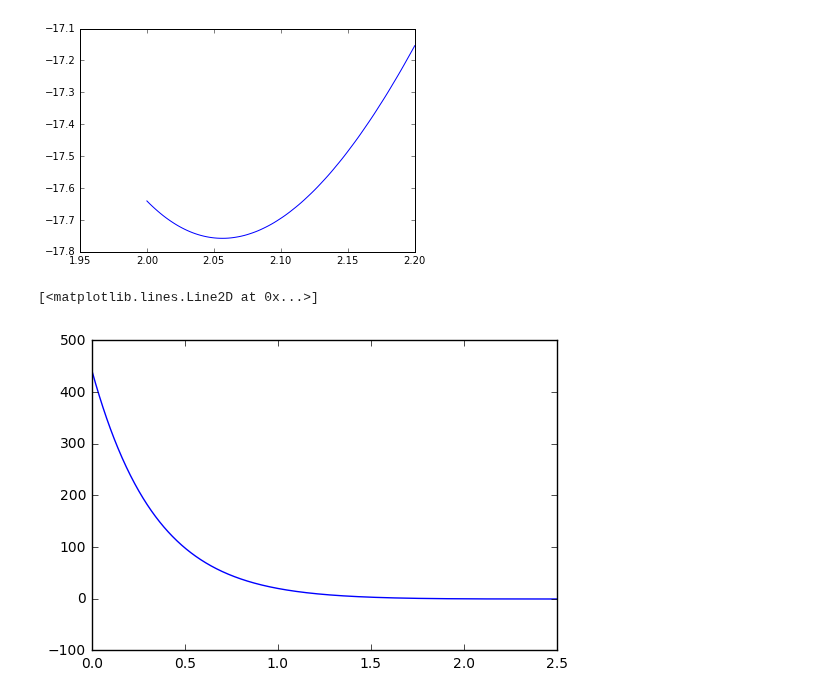
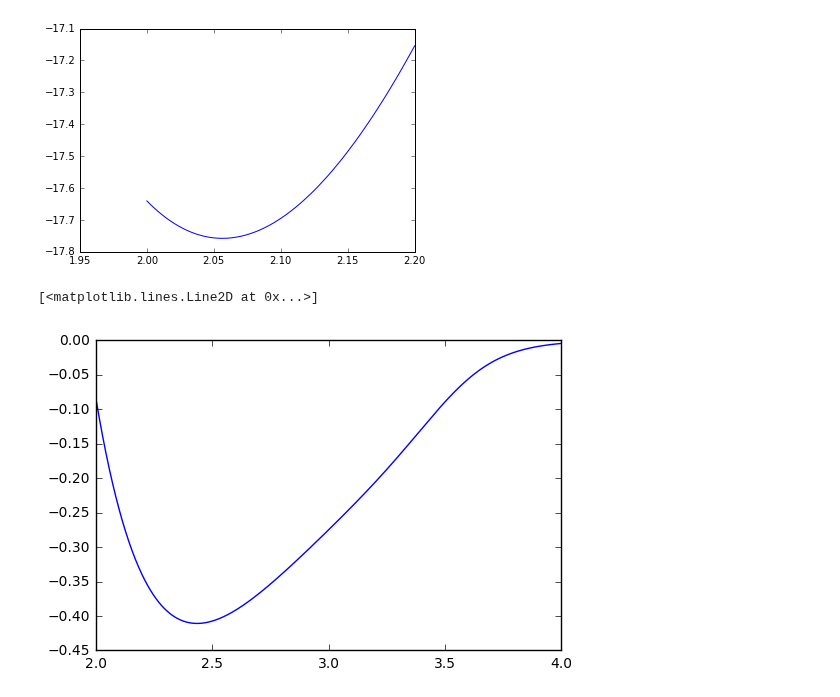
Before and after one commit to 123daimanu/DR_EAM, a Jupyter notebook: FQ_EAM_test.ipynb, the cells around one changed output. Saved outputs shown, nothing was run; the diff lists cells and outputs as text; code cells hidden in the pictures.

Commit message:
kappa added to pair potentials

```diff
--- a/FQ_EAM_test.ipynb
+++ b/FQ_EAM_test.ipynb
@@ -358,29 +358,29 @@ def phiN(r,A,alpha,re,kappa):
 
 def phiE(r,B,beta,re,kappa):
     return B*num.exp(-beta*(r/re-1))/(1+(r/re-kappa)**20)
-def phiT(r,A,alpha,re,B,beta):
+def phiT(r,A,alpha,re,B,beta,kappa):
     return phiN(r,A,alpha,re,kappa)-phiE(r,B,beta,re,kappa)
 # %%
-re_O,A_O,alpha_O,B_O,beta_O,lam_O,fe_O=3.64857,0.34900,5.44072,0.57438,3.59746,0.39310,1.39479
+re_O,A_O,alpha_O,B_O,beta_O,lam_O,fe_O,kappa_O=3.64857,0.34900,5.44072,0.57438,3.59746,0.39310,1.39479,0.08007
 
 
-re_Al,A_Al,alpha_Al,B_Al,beta_Al,lam_Al,fe_Al=2.86392,0.31487,6.61317,0.36555,3.52702,0.75969,1.20378
+re_Al,A_Al,alpha_Al,B_Al,beta_Al,lam_Al,fe_Al,kappa_Al=2.86392,0.31487,6.61317,0.36555,3.52702,0.75969,1.20378,0.37985
 
 
-A_AlO,alpha_AlO,re_AlO,B_AlO,beta_AlO=0.09738,8.49741,2.98520,0.38121,4.52114
+A_AlO,alpha_AlO,re_AlO,B_AlO,beta_AlO,kappa_AlO=0.09738,8.49741,2.98520,0.38121,4.52114,0.18967
 
 
-re_Al04,A_Al04,alpha_Al04,B_Al04,beta_Al04,lam_Al04,fe_Al04=2.863924,0.134873,6.613165,0.365551,3.527021,0.759692,\
-                    1.403115
+re_Al04,A_Al04,alpha_Al04,B_Al04,beta_Al04,lam_Al04,fe_Al04,kappa_Al04=2.863924,0.134873,6.613165,0.365551,3.527021,0.759692,\
+                    1.403115,0.379846
 
 
-r=num.linspace(0,2.5,1000)
+r=num.linspace(2,4,1000)
 # %%
-phiO_Al=phiT(r,A_AlO,alpha_AlO,re_AlO,B_AlO,beta_AlO)
+phiO_Al=phiT(r,A_AlO,alpha_AlO,re_AlO,B_AlO,beta_AlO,kappa_AlO)
 lab.plot(r,phiO_Al)
 # %% [output]
 [<matplotlib.lines.Line2D at 0x...>]
-[figure, old version]
+[figure, new version]
 # %%
 f_Al=f(r,0,3,fe_Al,beta_Al,re_Al,lam_Al)
 f_Al04=f(r,0,3,fe_Al04,beta_Al04,re_Al04,lam_Al04)
```
Also changed, not shown: parts of 3 cells of this notebook.
